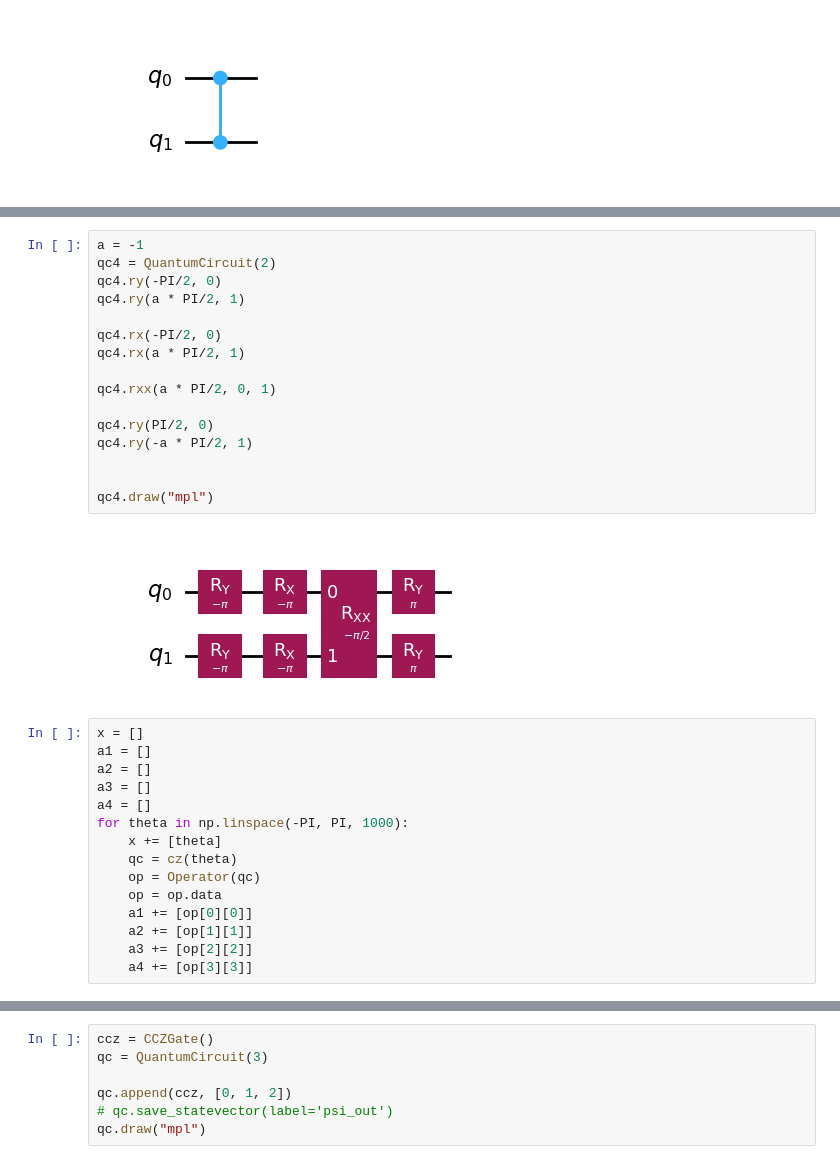
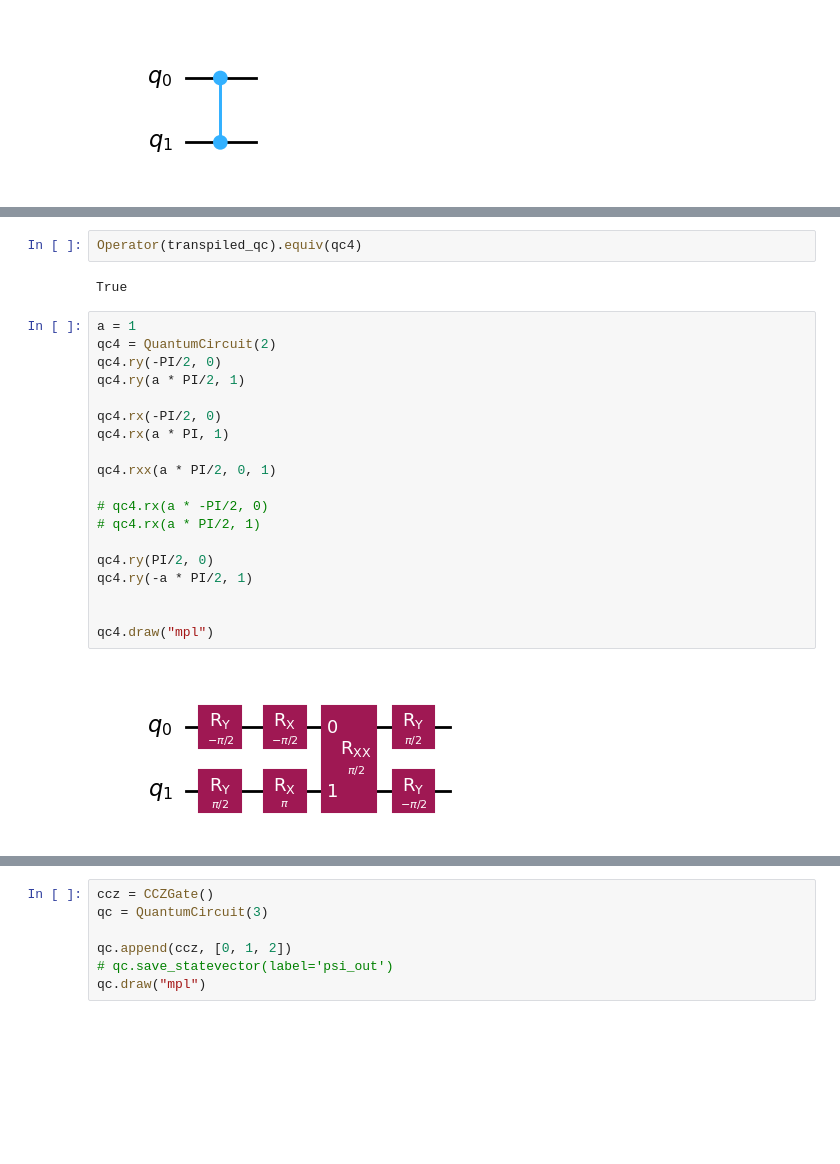
Before and after one commit to danieloflynn/qc_hw8, a Jupyter notebook: final_project/final_project_grover_pe.ipynb, the cells around one changed output, grey strips where cells are left out. Saved outputs shown, nothing was run; the diff lists cells and outputs as text; blank space fills up the shorter version.

```diff
--- a/final_project/final_project_grover_pe.ipynb
+++ b/final_project/final_project_grover_pe.ipynb
@@ -26,33 +36,25 @@ qc3.draw("mpl")
+# %%
+Operator(transpiled_qc).equiv(qc4)
+# %% [output]
+True
 # %%
-a = -1
+a = 1
 qc4 = QuantumCircuit(2)
 qc4.ry(-PI/2, 0)
 qc4.ry(a * PI/2, 1)
 
 qc4.rx(-PI/2, 0)
-qc4.rx(a * PI/2, 1)
+qc4.rx(a * PI, 1)
 
 qc4.rxx(a * PI/2, 0, 1)
+
+# qc4.rx(a * -PI/2, 0)
+# qc4.rx(a * PI/2, 1)
 
 qc4.ry(PI/2, 0)
 qc4.ry(-a * PI/2, 1)
 
 
 qc4.draw("mpl")
 # %% [output]
-[figure, old version]
+[figure, new version]
-# %%
-x = []
-a1 = []
-a2 = []
-a3 = []
-a4 = []
-for theta in np.linspace(-PI, PI, 1000):
-    x += [theta]
-    qc = cz(theta)
-    op = Operator(qc)
-    op = op.data
-    a1 += [op[0][0]]
-    a2 += [op[1][1]]
-    a3 += [op[2][2]]
-    a4 += [op[3][3]]
```
Also changed, not shown: parts of 17 cells of this notebook.
